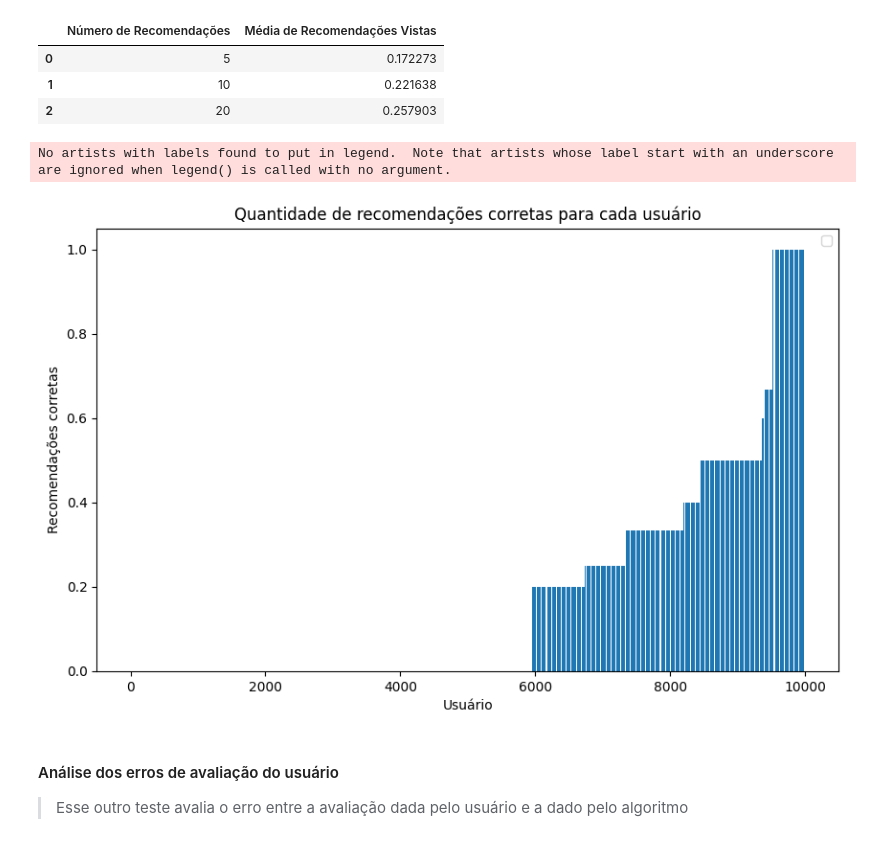
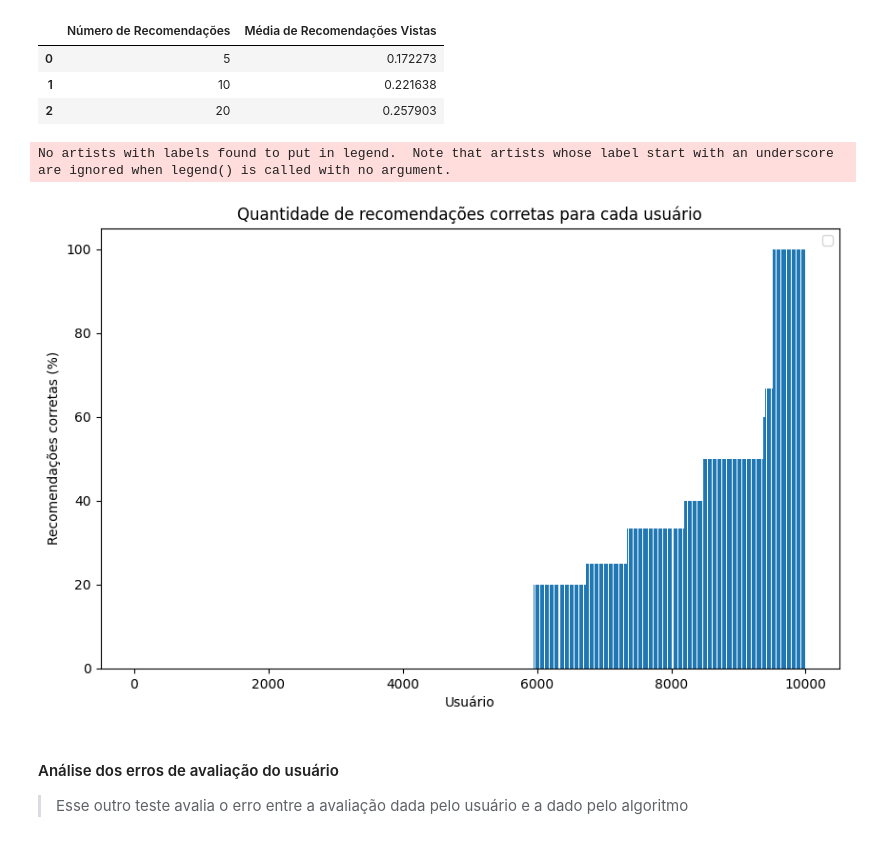
Before and after one commit to israelfs/Movies_Recommendation, a Jupyter notebook: IA_Baseline_e_Apriori.ipynb, the cells around one changed output. Drawn from its saved outputs; the diff is of its cells as text; code cells hidden in the pictures.

```diff
--- a/IA_Baseline_e_Apriori.ipynb
+++ b/IA_Baseline_e_Apriori.ipynb
@@ -398,21 +406,22 @@ df_resultados.head()
 # %%
 k = 10000
 data = found_5[:k]
+data = [value * 100 for value in data]
 data.sort()
 
 plt.figure(figsize=(10, 6))
 plt.bar(range(len(data)), data)
 
 plt.xlabel('Usuário')
-plt.ylabel('Recomendações corretas')
+plt.ylabel('Recomendações corretas (%)')
 
 plt.legend()
 
 plt.title('Quantidade de recomendações corretas para cada usuário')
 plt.show()
 # %% [output]
 No artists with labels found to put in legend.  Note that artists whose label start with an underscore are ignored when legend() is called with no argument.
-[figure, old version]
+[figure, new version]
 # %% [markdown]
 #### Análise dos erros de avaliação do usuário
 
```
Also changed, not shown: parts of 16 cells of this notebook.
